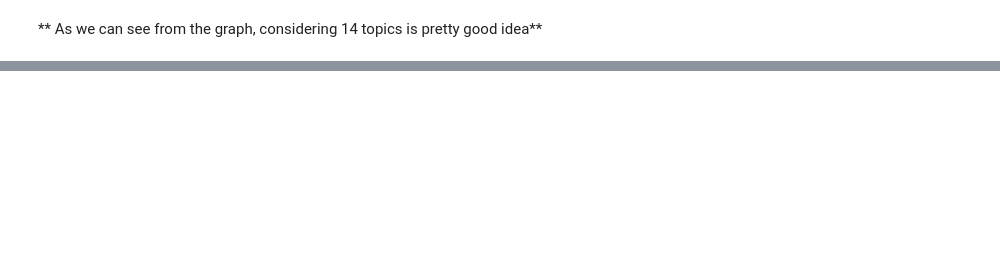
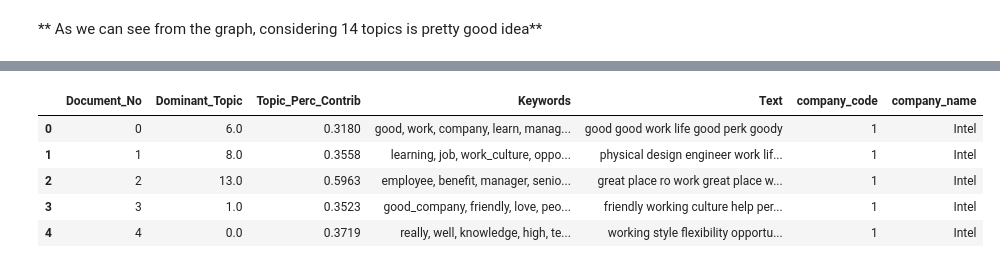
Before and after one commit to nsayed786/Topic-Modeling, a Jupyter notebook: Topic Modeling on Glassdoor company reviews/Topic Modeling.ipynb, the cells around one changed output, grey strips where cells are left out. Saved outputs shown, nothing was run; the diff lists cells and outputs as text; code cells hidden in the pictures; blank space fills up the shorter version.

```diff
--- a/Topic Modeling on Glassdoor company reviews/Topic Modeling.ipynb
+++ b/Topic Modeling on Glassdoor company reviews/Topic Modeling.ipynb
@@ -431,0 +507,15 @@ Num Topics = 38  has Coherence Value of 0.4593
+# %%
+#Here I am droping review column, because in the next cell I am merging df_dominant_topic and df2
+#df_dominant_topic, this aleady has preprocessed text of reviews
+df2 = df.drop(['review'],axis=1)
+# %%
+df_new = pd.merge(df_dominant_topic,df2, on='Document_No')
+# %%
+df_new.head()
+# %% [output]
+|  | Document_No | Dominant_Topic | Topic_Perc_Contrib | Keywords | Text | company_code | company_name |
+| 0 | 0 | 6.0 | 0.3180 | good, work, company, learn, manag... | good good work life good perk goody | 1 | Intel |
+| 1 | 1 | 8.0 | 0.3558 | learning, job, work_culture, oppo... | physical design engineer work lif... | 1 | Intel |
+| 2 | 2 | 13.0 | 0.5963 | employee, benefit, manager, senio... | great place ro work great place w... | 1 | Intel |
+| 3 | 3 | 1.0 | 0.3523 | good_company, friendly, love, peo... | friendly working culture help per... | 1 | Intel |
+| 4 | 4 | 0.0 | 0.3719 | really, well, knowledge, high, te... | working style flexibility opportu... | 1 | Intel |
```
Also changed, not shown: parts of 31 cells of this notebook.
